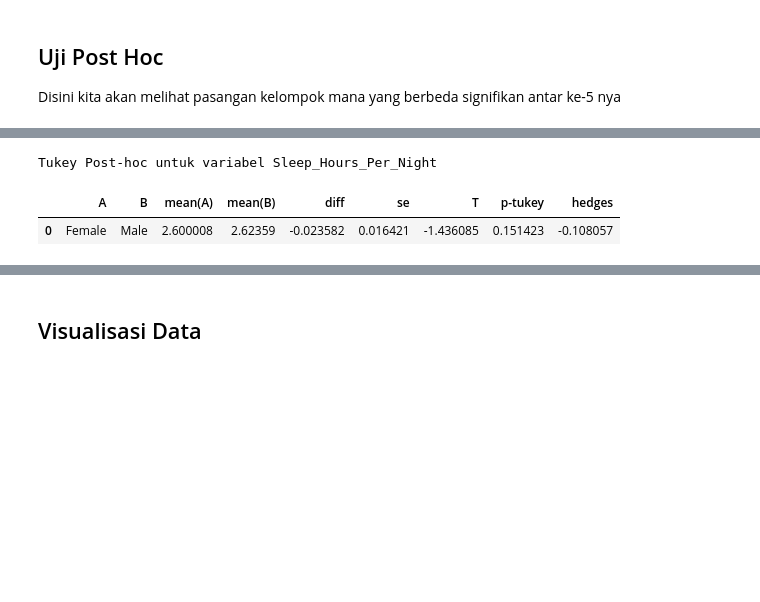
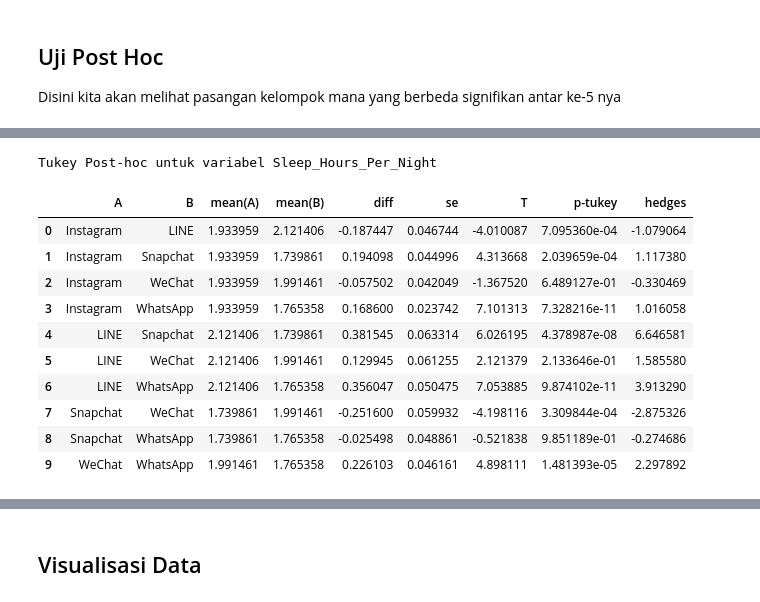
Before and after one commit to ahdann/Analisis-Manova, a Jupyter notebook: Analisis_Manova_Media_Sosial_Mahasiswa.ipynb, the cells around one changed output, grey strips where cells are left out. Saved outputs shown, nothing was run; the diff lists cells and outputs as text; code cells hidden in the pictures; blank space fills up the shorter version.

```diff
--- a/Analisis_Manova_Media_Sosial_Mahasiswa.ipynb
+++ b/Analisis_Manova_Media_Sosial_Mahasiswa.ipynb
@@ -58,0 +67,3 @@ data_manova
+# %%
+data_manova = df_filtered
+data_manova
@@ -64 +86,8 @@ data_Male_numeric = data_manova.loc[data_manova['Gender']=='Male', ['Avg_Daily_U
+# %%
+#'LINE', 'Instagram', 'WhatsApp','WeChat','Snapchat'
+data_LINE_numeric = data_manova.loc[data_manova['Most_Used_Platform']=='LINE', ['Avg_Daily_Usage_Hours', 'Sleep_Hours_Per_Night', 'Mental_Health_Score', 'Conflicts_Over_Social_Media', 'Addicted_Score']]
+data_Instagram_numeric = data_manova.loc[data_manova['Most_Used_Platform']=='Instagram', ['Avg_Daily_Usage_Hours', 'Sleep_Hours_Per_Night', 'Mental_Health_Score', 'Conflicts_Over_Social_Media', 'Addicted_Score']]
+data_WhatsApp_numeric = data_manova.loc[data_manova['Most_Used_Platform']=='WhatsApp', ['Avg_Daily_Usage_Hours', 'Sleep_Hours_Per_Night', 'Mental_Health_Score', 'Conflicts_Over_Social_Media', 'Addicted_Score']]
+data_WeChat_numeric = data_manova.loc[data_manova['Most_Used_Platform']=='WeChat', ['Avg_Daily_Usage_Hours', 'Sleep_Hours_Per_Night', 'Mental_Health_Score', 'Conflicts_Over_Social_Media', 'Addicted_Score']]
+data_Snapchat_numeric = data_manova.loc[data_manova['Most_Used_Platform']=='Snapchat', ['Avg_Daily_Usage_Hours', 'Sleep_Hours_Per_Night', 'Mental_Health_Score', 'Conflicts_Over_Social_Media', 'Addicted_Score']]
 # %%
@@ -76,3 +107,10 @@ data_Male_trans = np.sqrt(data_Male_numeric)
+# %%
+#Transformasi
+data_LINE_trans = np.log(data_LINE_numeric)
+data_Instagram_trans = np.log(data_Instagram_numeric)
+data_WhatsApp_trans = np.log(data_WhatsApp_numeric)
+data_WeChat_trans = np.log(data_WeChat_numeric)
+data_Snapchat_trans = np.log(data_Snapchat_numeric)
 # %% [markdown]
 Lalu lakukan lagi uji normalitas multivariatnya
 # %%
@@ -85,8 +129,8 @@ Uji normalitas multivariat Male:  HZResults(hz=np.float64(11.817544915181674), p
 ## Uji Homogenitas
 # %%
 #Gabungkan lagi datanya
-data_trans_manova = pd.concat([data_Female_trans, data_Male_trans])
-data_trans_manova['Gender'] = data_manova['Gender'].copy()
+data_trans_manova = pd.concat([data_LINE_trans, data_Instagram_trans, data_WhatsApp_trans, data_WeChat_trans, data_Snapchat_trans ])
+data_trans_manova['Most_Used_Platform'] = data_manova['Most_Used_Platform']
 data_trans_manova
 # %% [output]
 |  | Avg_Daily_Usage_Hours | Sleep_Hours_Per_Night | Mental_Health_Score | Conflicts_Over_Social_Media | Addicted_Score | ... |
@@ -152,9 +241,18 @@ Tukey Post-hoc untuk variabel Avg_Daily_Usage_Hours
 # %%
-tukey_sleep = pg.pairwise_tukey(data=data_trans_manova, dv='Sleep_Hours_Per_Night', between='Gender')
+tukey_sleep = pg.pairwise_tukey(data=data_trans_manova, dv='Sleep_Hours_Per_Night', between='Most_Used_Platform')
 print("\nTukey Post-hoc untuk variabel Sleep_Hours_Per_Night")
 tukey_sleep
 # %% [output]
 Tukey Post-hoc untuk variabel Sleep_Hours_Per_Night
 |  | A | B | mean(A) | mean(B) | diff | se | T | p-tukey | hedges |
-| 0 | Female | Male | 2.600008 | 2.62359 | -0.023582 | 0.016421 | -1.436085 | 0.151423 | -0.108057 |
+| 0 | Instagram | LINE | 1.933959 | 2.121406 | -0.187447 | 0.046744 | -4.010087 | 7.095360e-04 | -1.079064 |
+| 1 | Instagram | Snapchat | 1.933959 | 1.739861 | 0.194098 | 0.044996 | 4.313668 | 2.039659e-04 | 1.117380 |
+| 2 | Instagram | WeChat | 1.933959 | 1.991461 | -0.057502 | 0.042049 | -1.367520 | 6.489127e-01 | -0.330469 |
+| 3 | Instagram | WhatsApp | 1.933959 | 1.765358 | 0.168600 | 0.023742 | 7.101313 | 7.328216e-11 | 1.016058 |
+| 4 | LINE | Snapchat | 2.121406 | 1.739861 | 0.381545 | 0.063314 | 6.026195 | 4.378987e-08 | 6.646581 |
+| 5 | LINE | WeChat | 2.121406 | 1.991461 | 0.129945 | 0.061255 | 2.121379 | 2.133646e-01 | 1.585580 |
+| 6 | LINE | WhatsApp | 2.121406 | 1.765358 | 0.356047 | 0.050475 | 7.053885 | 9.874102e-11 | 3.913290 |
+| 7 | Snapchat | WeChat | 1.739861 | 1.991461 | -0.251600 | 0.059932 | -4.198116 | 3.309844e-04 | -2.875326 |
+| 8 | Snapchat | WhatsApp | 1.739861 | 1.765358 | -0.025498 | 0.048861 | -0.521838 | 9.851189e-01 | -0.274686 |
+| 9 | WeChat | WhatsApp | 1.991461 | 1.765358 | 0.226103 | 0.046161 | 4.898111 | 1.481393e-05 | 2.297892 |
 # %%
```
Also changed, not shown: parts of 24 cells of this notebook.
